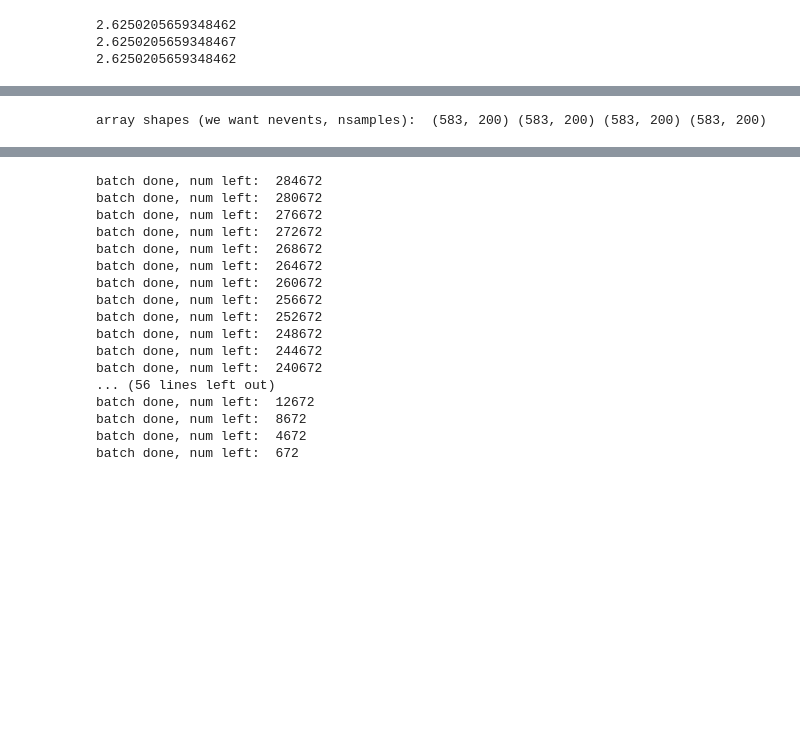
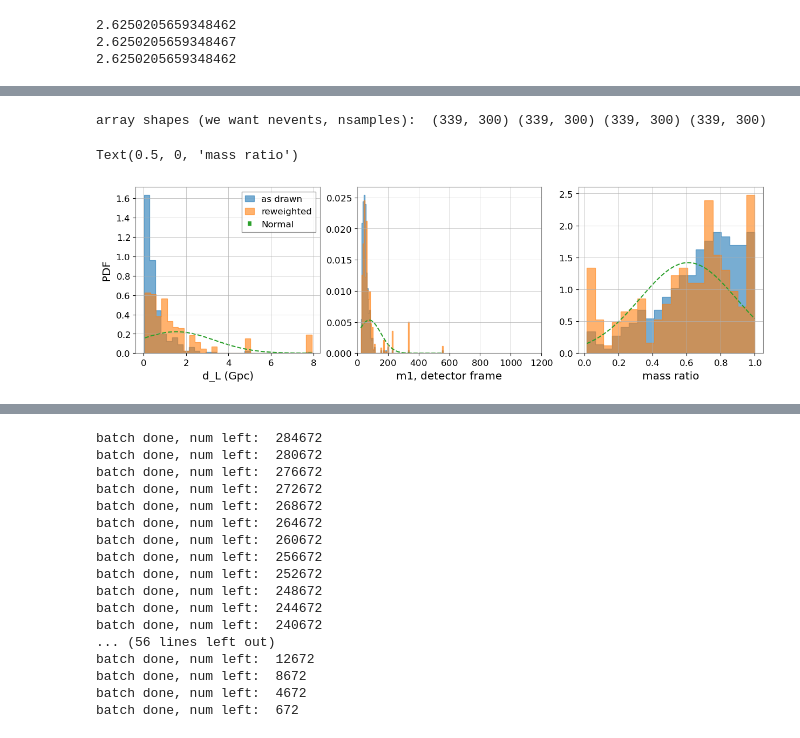
Before and after one commit to abby-moran/GW_pop_cosmo_inference, a Jupyter notebook: src/gen_mock_files.ipynb, the cells around one changed output, grey strips where cells are left out. Cells and saved outputs as stored; diff of their text form; code cells hidden in the pictures; blank space fills up the shorter version.

```diff
--- a/src/gen_mock_files.ipynb
+++ b/src/gen_mock_files.ipynb
@@ -630,28 +665,34 @@ reload(weighting)
 pe_samples_full = pd.read_hdf('../src/data/mock_obs_o3.h5', 'observations')
 
 
-nsamples = 200  # number of draws per event
+nsamples = 300  # number of draws per event
 m1s, qs, dls, pdraws = [], [], [], []
-
+#mass_obs_evt, dL_obs_evt, q_obs_evt=[], [], []
 for n, e in pe_samples_full.groupby('evt'):
     # preallocate arrays for this event
     m1_event = []
     q_event = []
     dl_event = []
     pdraw_event = []
-
+    #mass_obs_evt.append(e['m1_obs'].iloc[0])
+    #dL_obs_evt.append(e['dl_obs'].iloc[0])
+    #q_obs_evt.append(e['q_obs'].iloc[0])
     for num in range(nsamples):
         samples = weighting.draw_mock_samples(
+            #e['m1_obs'].iloc[0],
+            #e['sigma_m1'].iloc[0],
             e['log_mc_obs'].iloc[0],  # detector frame
             e['sigma_log_mc'].iloc[0],
             e['q_obs'].iloc[0],
             e['sigma_q'].iloc[0],
+            #e['dl_obs'].iloc[0],
+            #e['sigma_dl'].iloc[0])
             e['log_dl_obs'].iloc[0],
             e['sigma_log_dl'].iloc[0])
         m1_event.append(samples[0][0])
         q_event.append(samples[1][0])
         dl_event.append(samples[2][0])
-        pdraw_event.append(samples[3][0])
+        pdraw_event.append(samples[3][0])#[0]
 
     # store all samples for this event
     m1s.append(m1_event)
@@ -667,4 +708,46 @@ pdraws = np.array(pdraws)
 
 print("array shapes (we want nevents, nsamples): ", m1s.shape, qs.shape, dls.shape, pdraws.shape)
 # %% [output]
-array shapes (we want nevents, nsamples):  (583, 200) (583, 200) (583, 200) (583, 200)
+array shapes (we want nevents, nsamples):  (339, 300) (339, 300) (339, 300) (339, 300)
+# %%
+i=30 #12 is bad ex, #40 is good ex
+pdraw_norm=(1/pdraws[i])/(np.sum(1/pdraws[i]))
+#pdraw_norm=pdraws[i] / np.sum(pdraws[i])
+idx_pe = np.random.choice(len(dls[i]), size=int(500), p=pdraw_norm, replace=True)
+resampled_dl=dls[i][idx_pe]
+resampled_mass=m1s[i][idx_pe]
+resampled_q=qs[i][idx_pe]
+
+plt.figure(figsize=(15, 4))
+
+plt.subplot(1, 3, 1)
+plt.hist(dls[i], bins=30, histtype='step', fill=True, alpha=0.6, density=True, label='as drawn')
+plt.hist(resampled_dl,bins=30, histtype='step', density=True, fill=True,  alpha=0.6, label='reweighted')
+dls_arr = np.linspace(resampled_dl.min(), resampled_dl.max(), 400)
+plt.plot(dls_arr, stats.norm.pdf(dls_arr, loc=np.mean(resampled_dl), scale=np.std(resampled_dl)), label='Normal', linestyle='--')
+plt.xlabel('d_L (Gpc)')
+plt.ylabel('PDF')
+plt.legend()
+
+
+plt.subplot(1, 3, 2)
+plt.hist(m1s[i], bins=80, histtype='step', fill=True, alpha=0.6, density=True, label='as drawn')
+plt.hist(resampled_mass,bins=80, histtype='step', density=True, fill=True,  alpha=0.6, label='reweighted')
+mass_arr = np.linspace(resampled_mass.min(), resampled_mass.max(), 400)
+plt.plot(mass_arr, stats.norm.pdf(mass_arr, loc=np.mean(resampled_mass), scale=np.std(resampled_mass)), label='Normal', linestyle='--')
+#plt.legend()
+plt.xlim(0,1200);
+
+plt.xlabel('m1, detector frame');
+
+plt.subplot(1, 3, 3)
+plt.hist(qs[i], bins=20, histtype='step', fill=True, alpha=0.6, density=True, label='as drawn')
+plt.hist(resampled_q,bins=20, histtype='step', density=True, fill=True,  alpha=0.6, label='reweighted')
+qs_arr = np.linspace(resampled_q.min(), resampled_q.max(), 400)
+plt.plot(qs_arr, stats.norm.pdf(qs_arr, loc=np.mean(resampled_q), scale=np.std(resampled_q)), label='Normal', linestyle='--')
+#plt.legend()
+plt.xlabel('mass ratio')
+#plt.xlim(0,300);
+# %% [output]
+Text(0.5, 0, 'mass ratio')
+[figure, added]
```
Also changed, not shown: parts of 30 cells of this notebook, 1 other file.
